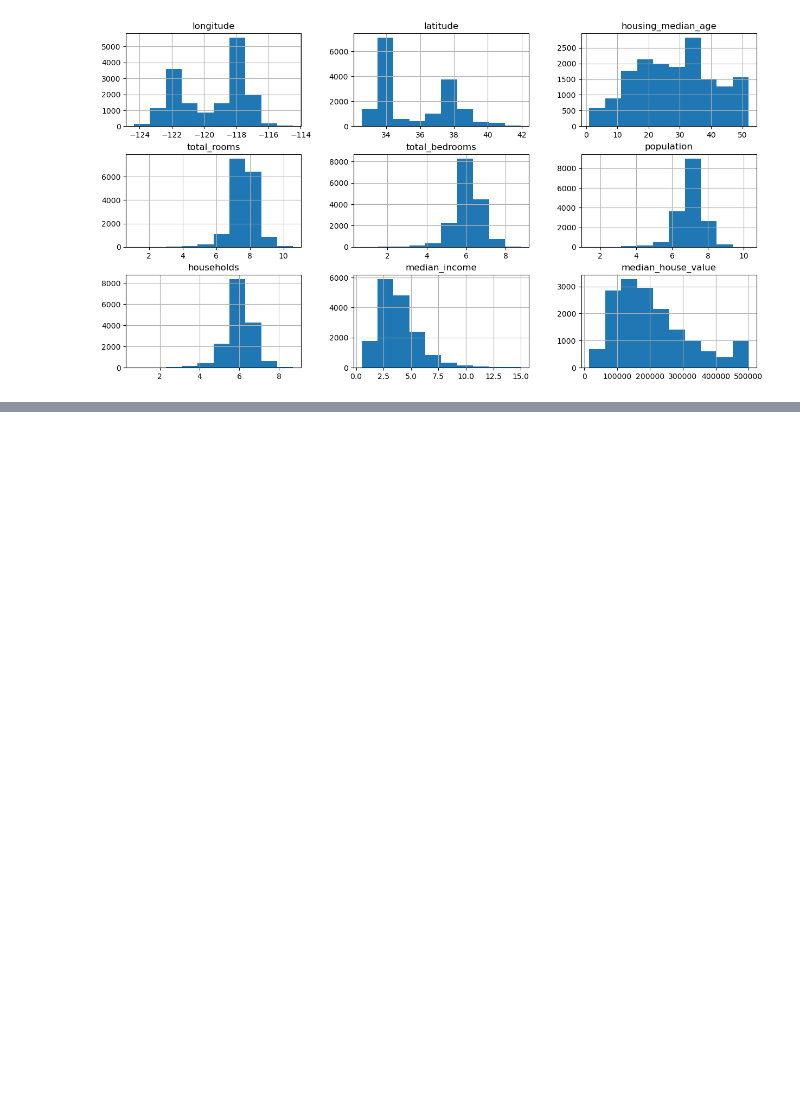
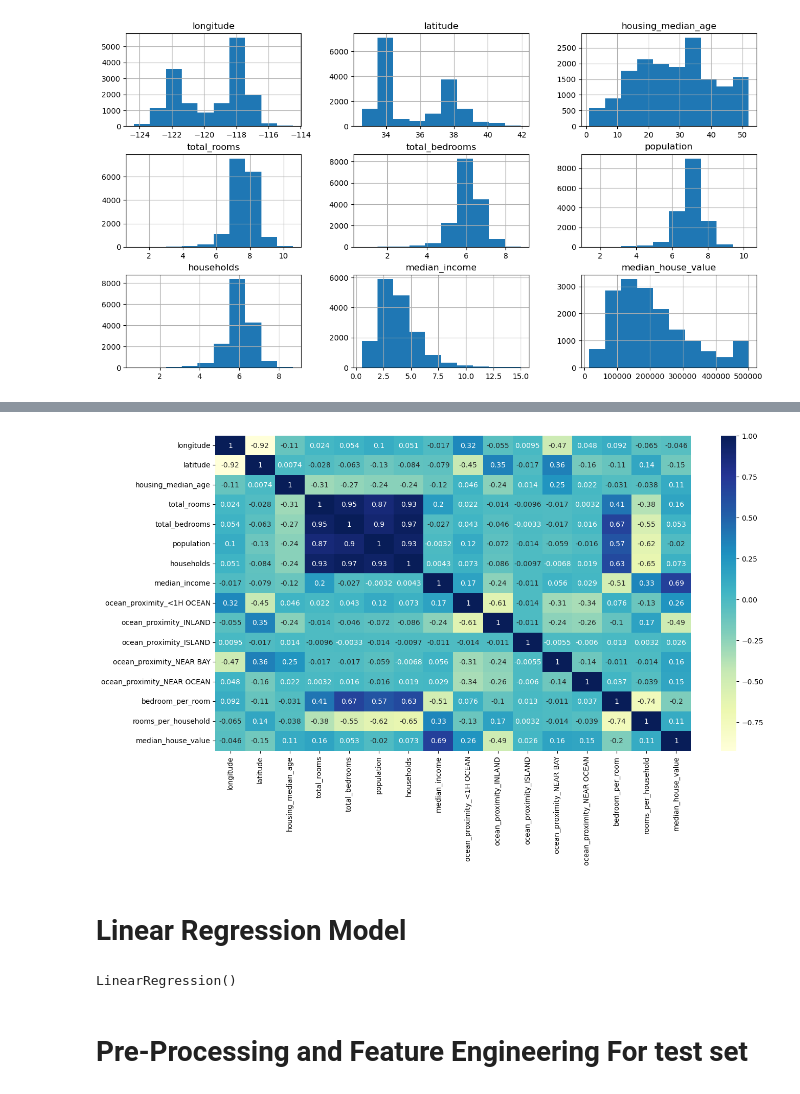
Before and after one commit to Zakariajava/Housing-Price, a Jupyter notebook: housing-price-prediction-regression.ipynb, the cells around one changed output, grey strips where cells are left out. Cells and saved outputs as stored; diff of their text form; code cells hidden in the pictures; blank space fills up the shorter version.

Commit message:
Linear Regression Model

```diff
--- a/housing-price-prediction-regression.ipynb
+++ b/housing-price-prediction-regression.ipynb
@@ -217,0 +234,46 @@ array([[<Axes: title={'center': 'longitude'}>,
+# %%
+# take features we already had and combine them the obtine new features
+# from the features we have we can create new features that has more value
+train_data_encoded['bedroom_per_room'] = train_data_encoded['total_bedrooms'] / train_data_encoded['total_rooms']
+train_data_encoded['rooms_per_household'] = train_data_encoded['total_rooms'] / train_data_encoded['households']
+# %%
+# change the order of features so "median_house_value" its the last column
+new_order = [
+    'longitude',
+    'latitude',
+    'housing_median_age',
+    'total_rooms',
+    'total_bedrooms',
+    'population',
+    'households',
+    'median_income',
+    'ocean_proximity_<1H OCEAN',
+    'ocean_proximity_INLAND',
+    'ocean_proximity_ISLAND',
+    'ocean_proximity_NEAR BAY',
+    'ocean_proximity_NEAR OCEAN',
+    'bedroom_per_room',
+    'rooms_per_household',
+    'median_house_value'
+]
+train_data_encoded = train_data_encoded[new_order]
+# %%
+plt.figure(figsize=(15, 8))
+sns.heatmap(train_data_encoded.corr(), annot=True, cmap="YlGnBu")
+plt.show()
+# %% [output]
+[figure, added]
+# %% [markdown]
+# Linear Regression Model
+# %%
+from sklearn.linear_model import LinearRegression
+# split the training encoded data with new features to X that are our features and y the target we want to predict
+X_train = train_data_encoded.drop(['median_house_value'],axis=1)
+y_train = train_data_encoded['median_house_value']
+reg = LinearRegression()
+
+reg.fit(X_train, y_train)
+# %% [output]
+LinearRegression()
+# %% [markdown]
+# Pre-Processing and Feature Engineering For test set
```
Also changed, not shown: parts of 7 cells of this notebook.
